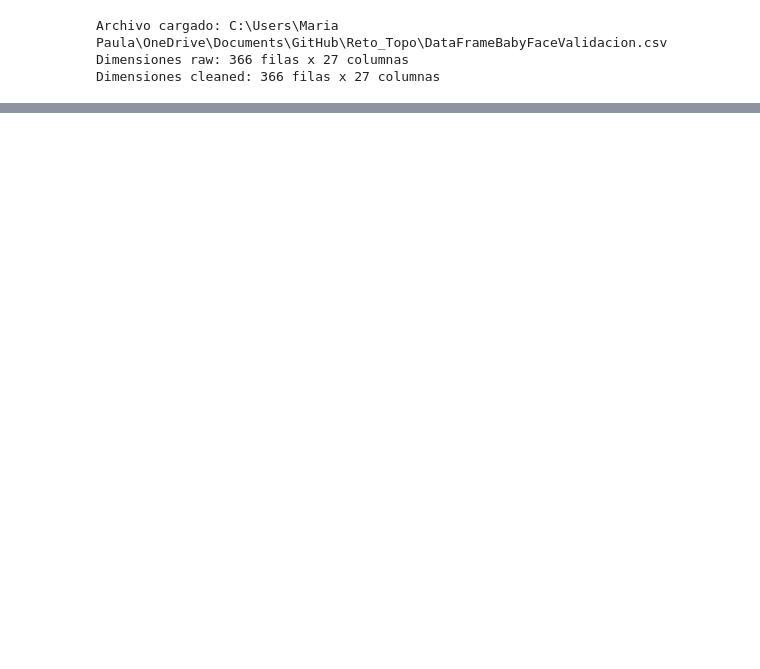
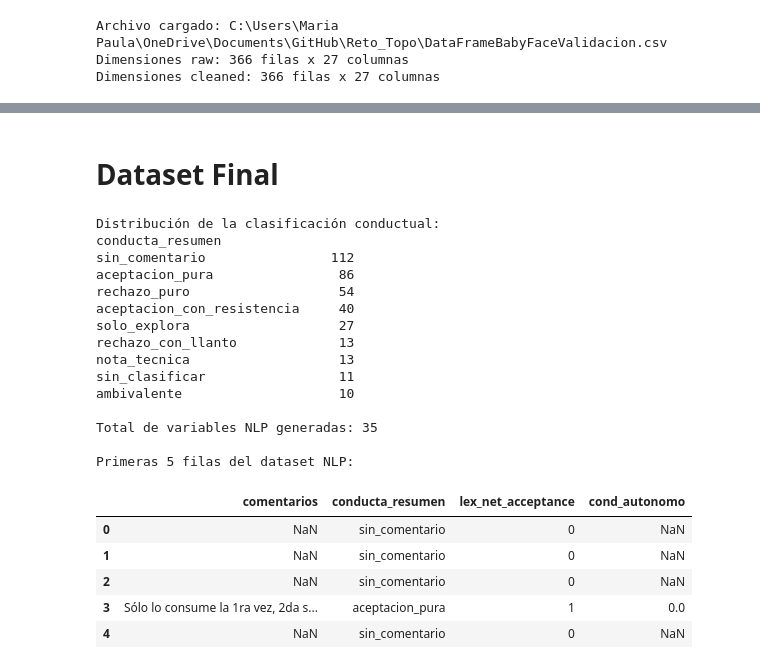
Before and after one commit to mariapaurecinos/Reto_Topo, a Jupyter notebook: sentiment_analysis.ipynb, the cells around one changed output, grey strips where cells are left out. Cells and saved outputs as stored; diff of their text form; code cells hidden in the pictures; blank space fills up the shorter version.

```diff
--- a/sentiment_analysis.ipynb
+++ b/sentiment_analysis.ipynb
@@ -149,0 +764,68 @@ np.int64(112)
+# %% [markdown]
+# Dataset Final
+# %%
+# ─── Columnas finales de NLP ─────────────────────────────────────────────────
+nlp_cols = (
+    ['comentarios', 'texto_limpio', 'tiene_nota_tecnica'] +
+    [c for c in df.columns if c.startswith('lex_')] +
+    [c for c in df.columns if c.startswith('cond_')] +
+    ['score_negacion'] +
+    ([c for c in ['sentiment_label', 'sentiment_pos', 'sentiment_neg', 'sentiment_neu', 'sentiment_score']
+      if c in df.columns])
+)
+
+df_nlp = df[nlp_cols].copy()
+
+# ─── Clasificación conductual resumida ───────────────────────────────────────
+def clasificar_conducta(row):
+    """
+    Asigna una etiqueta resumen de la conducta basada en las variables extraídas.
+    Jerarquía: llanto > rechazo_activo > ambivalente > aceptacion > exploracion > sin_info
+    """
+    if pd.isna(row['texto_limpio']):
+        return 'sin_comentario'
+    if row.get('cond_llora_malestar', 0) == 1:
+        return 'rechazo_con_llanto'
+    if row.get('lex_rechazo_activo', 0) == 1 and row.get('lex_aceptacion', 0) == 0:
+        return 'rechazo_puro'
+    if row.get('cond_ambivalente', 0) == 1:
+        return 'ambivalente'
+    if row.get('lex_aceptacion', 0) == 1 and row.get('lex_rechazo_activo', 0) == 0:
+        return 'aceptacion_pura'
+    if row.get('lex_aceptacion', 0) == 1 and row.get('lex_rechazo_activo', 0) == 1:
+        return 'aceptacion_con_resistencia'
+    if row.get('lex_exploracion', 0) == 1:
+        return 'solo_explora'
+    if row.get('tiene_nota_tecnica', False):
+        return 'nota_tecnica'
+    return 'sin_clasificar'
+
+df_nlp['conducta_resumen'] = df.apply(clasificar_conducta, axis=1)
+
+print("Distribución de la clasificación conductual:")
+print(df_nlp['conducta_resumen'].value_counts().to_string())
+print(f"\nTotal de variables NLP generadas: {len(nlp_cols)}")
+print("\nPrimeras 5 filas del dataset NLP:")
+df_nlp[['comentarios', 'conducta_resumen', 'lex_net_acceptance', 'cond_autonomo']].head()
+# %% [output]
+Distribución de la clasificación conductual:
+conducta_resumen
+sin_comentario                112
+aceptacion_pura                86
+rechazo_puro                   54
+aceptacion_con_resistencia     40
+solo_explora                   27
+rechazo_con_llanto             13
+nota_tecnica                   13
+sin_clasificar                 11
+ambivalente                    10
+
+Total de variables NLP generadas: 35
+
+Primeras 5 filas del dataset NLP:
+|  | comentarios | conducta_resumen | lex_net_acceptance | cond_autonomo |
+| 0 | NaN | sin_comentario | 0 | NaN |
+| 1 | NaN | sin_comentario | 0 | NaN |
+| 2 | NaN | sin_comentario | 0 | NaN |
+| 3 | Sólo lo consume la 1ra vez, 2da s... | aceptacion_pura | 1 | 0.0 |
+| 4 | NaN | sin_comentario | 0 | NaN |
```
Also changed, not shown: parts of 21 cells of this notebook, 2 other files.
